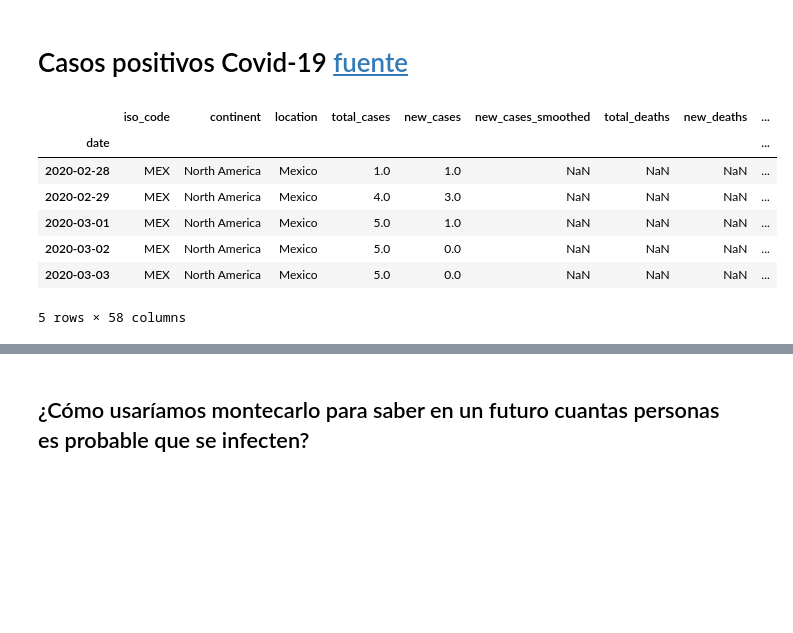
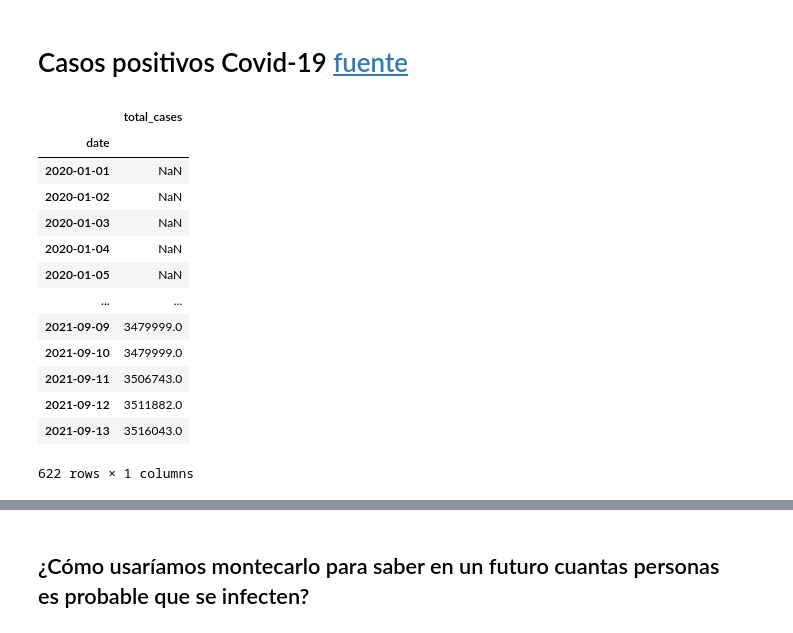
Before and after one commit to odjaramilloz/SPF-2024-I, a Jupyter notebook: TEMA-1/Clase8_EjemplosSimulacion.ipynb, the cells around one changed output, grey strips where cells are left out. Drawn from its saved outputs; the diff is of its cells as text; code cells hidden in the pictures; blank space fills up the shorter version.

```diff
--- a/TEMA-1/Clase8_EjemplosSimulacion.ipynb
+++ b/TEMA-1/Clase8_EjemplosSimulacion.ipynb
@@ -35,14 +35,30 @@ import scipy.stats as st
 # %%
 # Leer los datos del archivo covid_cases y quedarse únicamente con los datos de méxico
 data = pd.read_csv('covid_cases.csv')
+
+data['date'] = pd.to_datetime(data['date'])
+
+data.set_index('date', inplace=True)
+
+data = data[data['iso_code'] == 'MEX']
+
+data = data['total_cases'].to_frame('total_cases')
+
+data
 # %% [output]
-|  | iso_code | continent | location | total_cases | new_cases | new_cases_smoothed | total_deaths | new_deaths | ... |
-| date |  |  |  |  |  |  |  |  | ... |
-| 2020-02-28 | MEX | North America | Mexico | 1.0 | 1.0 | NaN | NaN | NaN | ... |
-| 2020-02-29 | MEX | North America | Mexico | 4.0 | 3.0 | NaN | NaN | NaN | ... |
-| 2020-03-01 | MEX | North America | Mexico | 5.0 | 1.0 | NaN | NaN | NaN | ... |
-| 2020-03-02 | MEX | North America | Mexico | 5.0 | 0.0 | NaN | NaN | NaN | ... |
-| 2020-03-03 | MEX | North America | Mexico | 5.0 | 0.0 | NaN | NaN | NaN | ... |
+|  | total_cases |
+| date |  |
+| 2020-01-01 | NaN |
+| 2020-01-02 | NaN |
+| 2020-01-03 | NaN |
+| 2020-01-04 | NaN |
+| 2020-01-05 | NaN |
+| ... | ... |
+| 2021-09-09 | 3479999.0 |
+| 2021-09-10 | 3479999.0 |
+| 2021-09-11 | 3506743.0 |
+| 2021-09-12 | 3511882.0 |
+| 2021-09-13 | 3516043.0 |
-5 rows × 58 columns
+622 rows × 1 columns
 # %%
 # Seleccionar únicamente los casos totales y graficarlos
```
Also changed, not shown: parts of 12 cells of this notebook, 2 other files.
